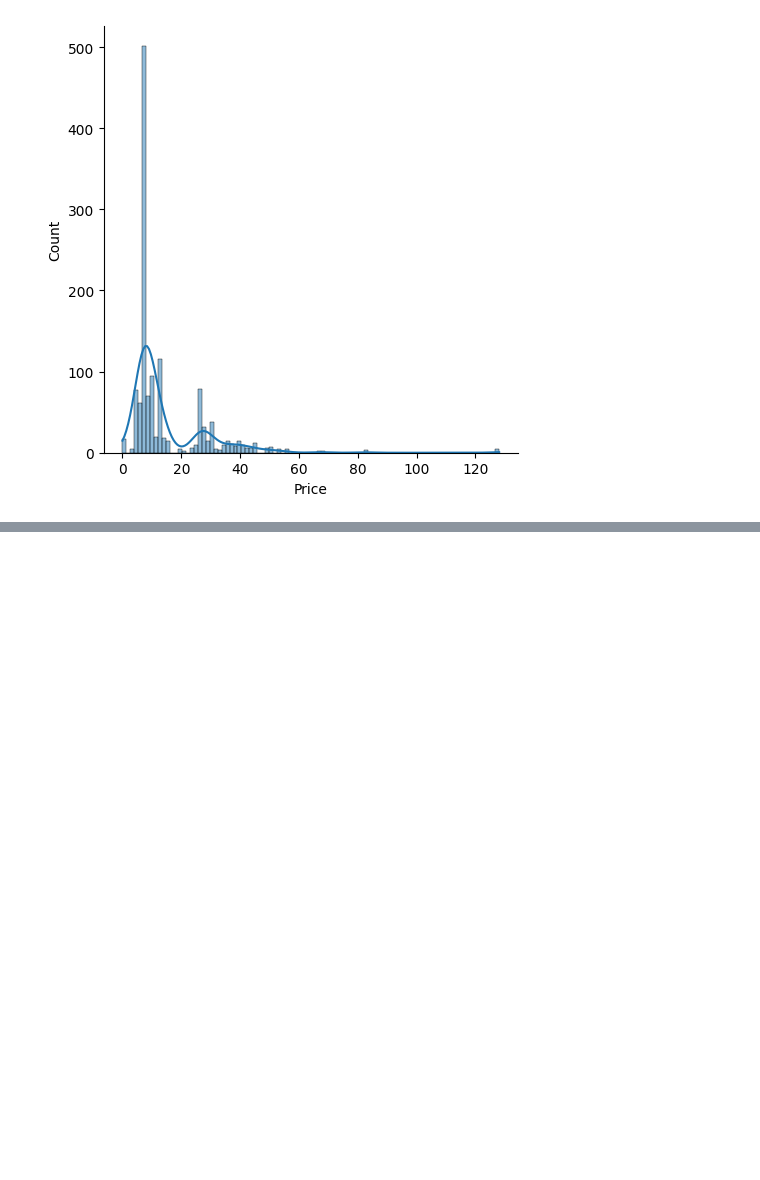
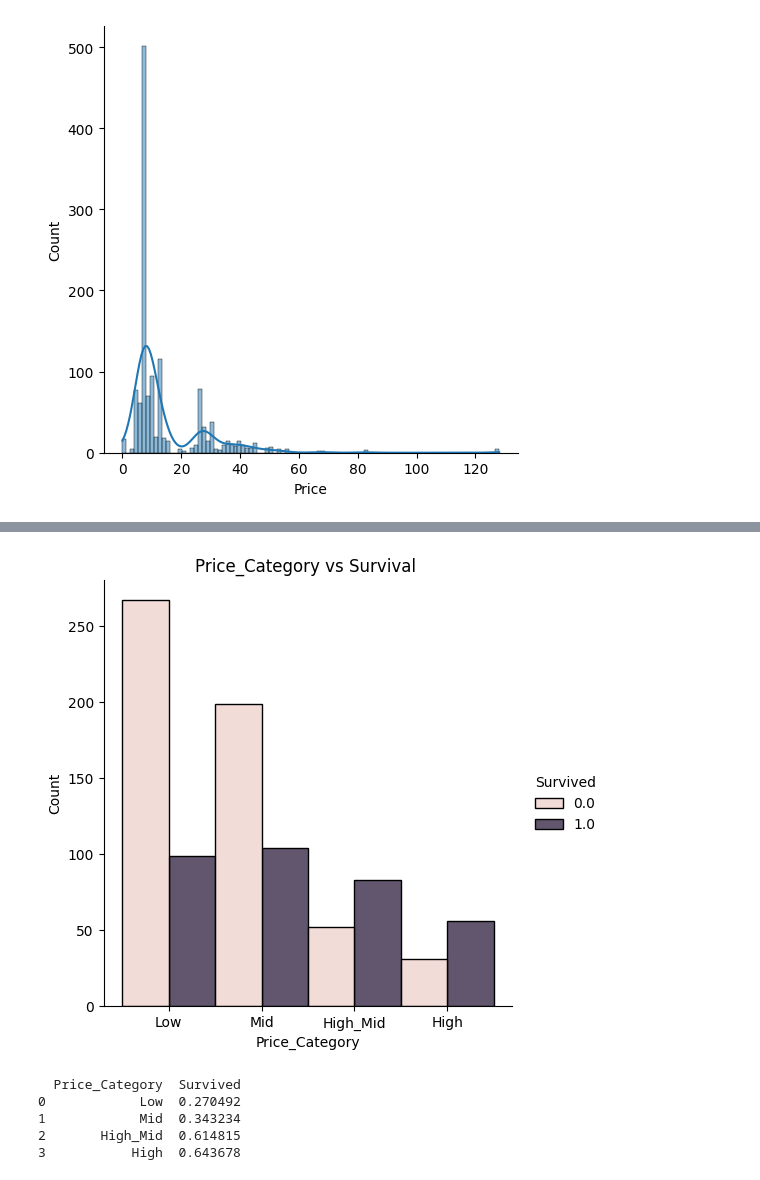
Before and after one commit to SergeyKYu/Training, a Jupyter notebook: titanic_train/titanic_notebook.ipynb, the cells around one changed output, grey strips where cells are left out. Saved outputs shown, nothing was run; the diff lists cells and outputs as text; code cells hidden in the pictures; blank space fills up the shorter version.

```diff
--- a/titanic_train/titanic_notebook.ipynb
+++ b/titanic_train/titanic_notebook.ipynb
@@ -162,0 +123,30 @@ df
+# %%
+def cabin_count(x):
+    if str(x) == 'nan':
+        return 0
+    else: return len(str(x).split(" "))
+df['Cabin_Count'] =df['Cabin'].apply(cabin_count)
+df['Price'].replace(to_replace=0,value=np.nan,inplace=True)
+ddf =df.groupby(['Sex','Ticket_Count','Cabin_Count'])['Price'].median().reset_index()
+# %%
+df1 =df.copy()
+df1 = pd.merge(df1, ddf, how='left', on=['Sex','Ticket_Count','Cabin_Count'])
+# %%
+df['Price'] = df['Price'].fillna(df1['Price_y'])
+df['Price'].fillna(df['Price'].median(), inplace=True)
+# %%
+def show_val(x):
+    sns.displot(data=df, x = x, hue ='Survived', multiple="dodge", color='blue')#, n_boot=1, kind='bar'
+    plt.title(f'{x} vs Survival ')
+    plt.show()
+    print(df.groupby(x)['Survived'].mean().reset_index().sort_values(by=x))
+# %%
+df['Price_Category'] = pd.cut(df['Price'], bins=[0,7.90,14.45,31.28,140], labels=['Low','Mid', 'High_Mid','High'])
+show_val('Price_Category')
+# %% [output]
+[figure, added]
+  Price_Category  Survived
+0            Low  0.270492
+1            Mid  0.343234
+2       High_Mid  0.614815
+3           High  0.643678
```
Also changed, not shown: parts of 31 cells of this notebook, 1 other file.
